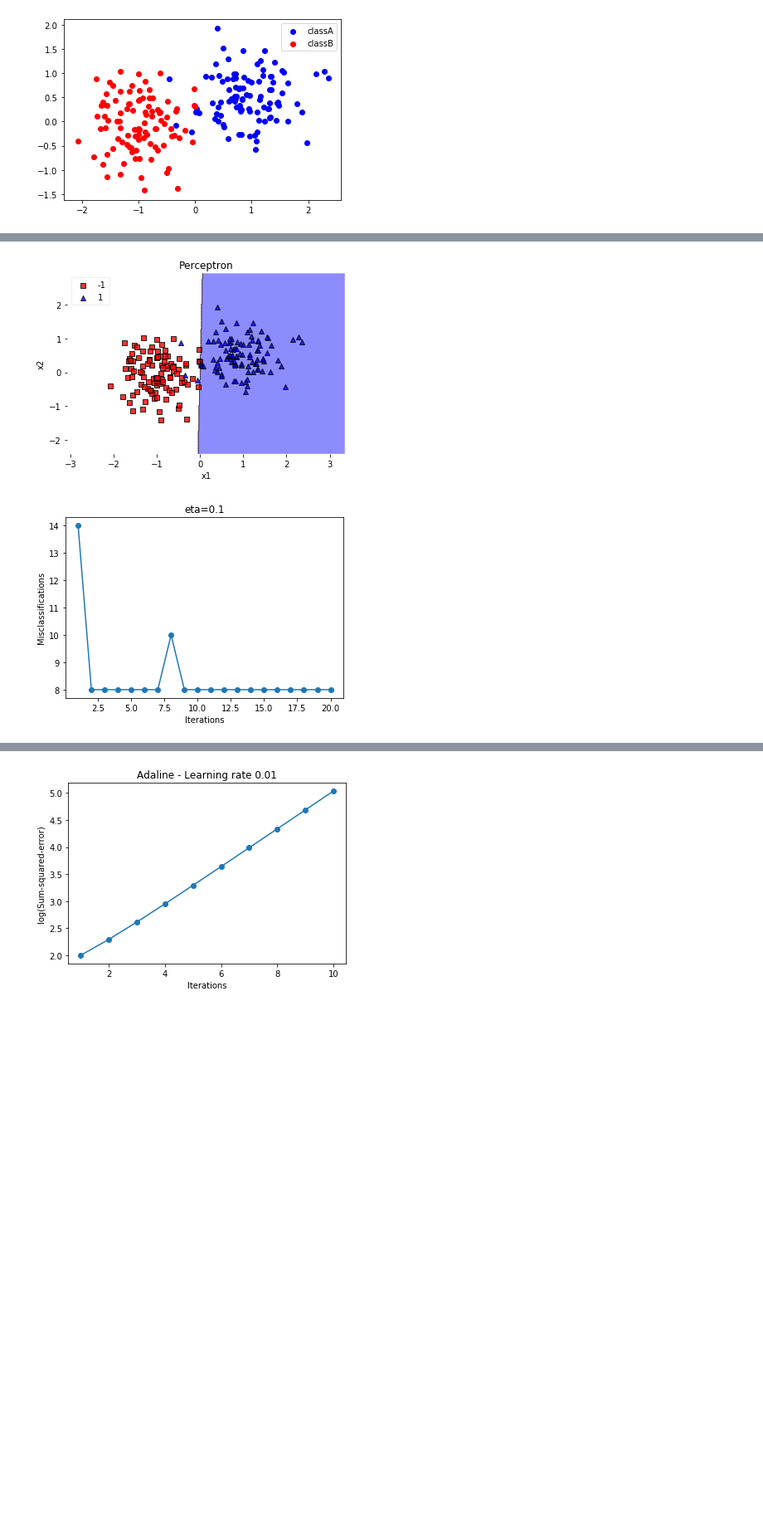
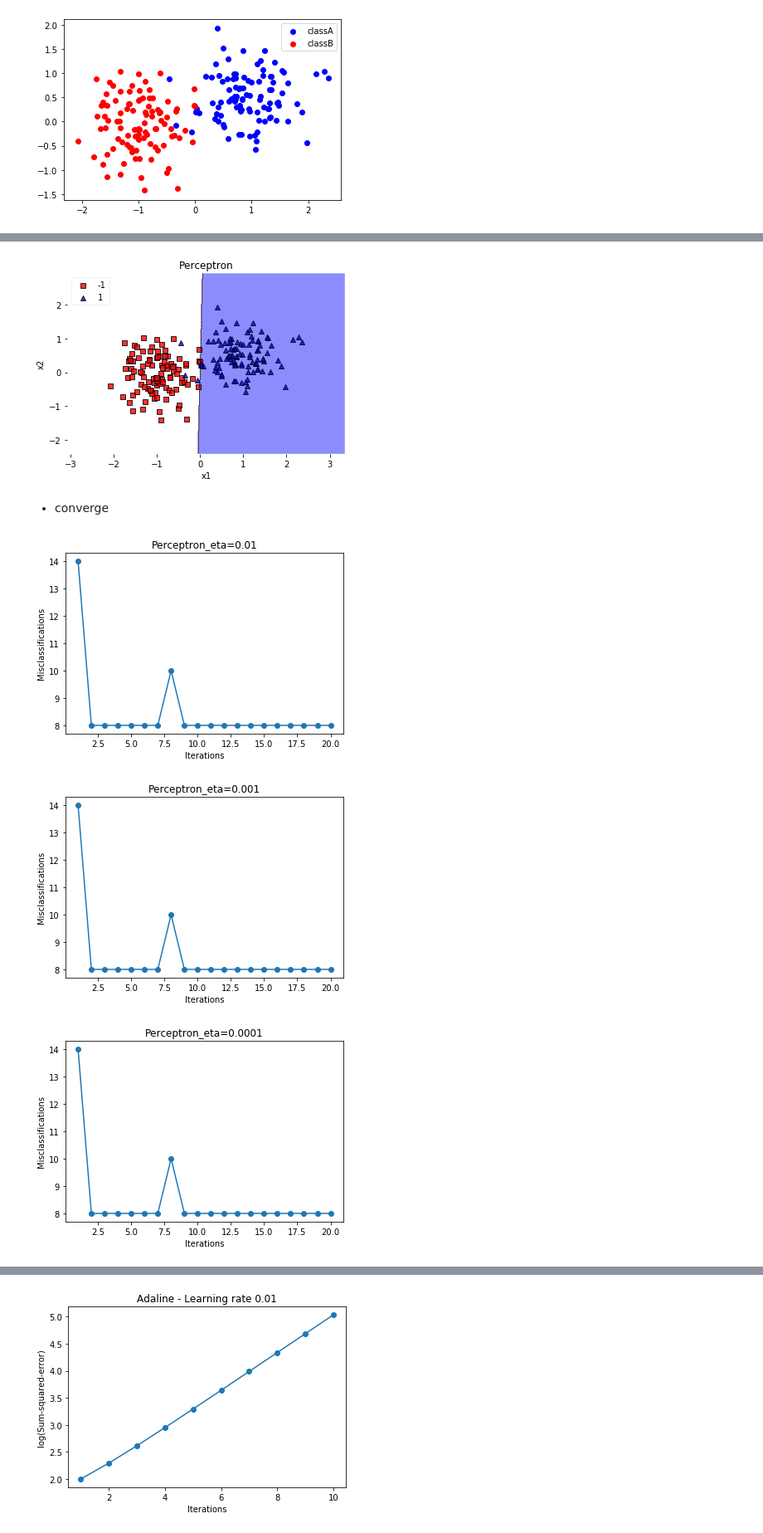
Before and after one commit to physics31415926/DD2437_ANN, a Jupyter notebook: Lab1/3_1.ipynb, the cells around one changed output, grey strips where cells are left out. Shown: that part at 83% size. Drawn from its saved outputs; the diff is of its cells as text; code cells hidden in the pictures; blank space fills up the shorter version.

```diff
--- a/Lab1/3_1.ipynb
+++ b/Lab1/3_1.ipynb
@@ -68,7 +73,7 @@ class Perceptron(object):
 X = inputs
 y = targets
 EPOCH =20
-eta=0.1
+eta=0.01
 ppn = Perceptron(epochs=EPOCH, eta=eta)
 ppn.train(X, y)
 plot_decision_regions(X, y, clf=ppn,legend=2,colors='red,blue')
@@ -79,13 +84,20 @@ plt.savefig('imgs/perceptron_eta{}.png'.format(str(eta)))
 plt.show()
 # %% [output]
 [figure]
-[figure, removed]
+# %% [markdown]
+* converge
 # %%
-for eta in [0.01,0.0001]:
+for eta in [0.01,0.001,0.0001]:
+    ppn = Perceptron(epochs=EPOCH, eta=eta)
+    ppn.train(X, y)
     plt.plot(range(1, len(ppn.errors_)+1), ppn.errors_, marker='o')
     plt.xlabel('Iterations')
     plt.ylabel('Misclassifications')
-    plt.title("eta="+str(eta))
+    plt.title("Perceptron_eta="+str(eta))
     plt.savefig('imgs/perceptron_converge_eta{}.png'.format(str(eta)))
     plt.show()
+# %% [output]
+[figure, added]
+[figure, added]
+[figure, added]
 # %% [markdown]
```
Also changed, not shown: parts of 12 cells of this notebook, 8 other files.
